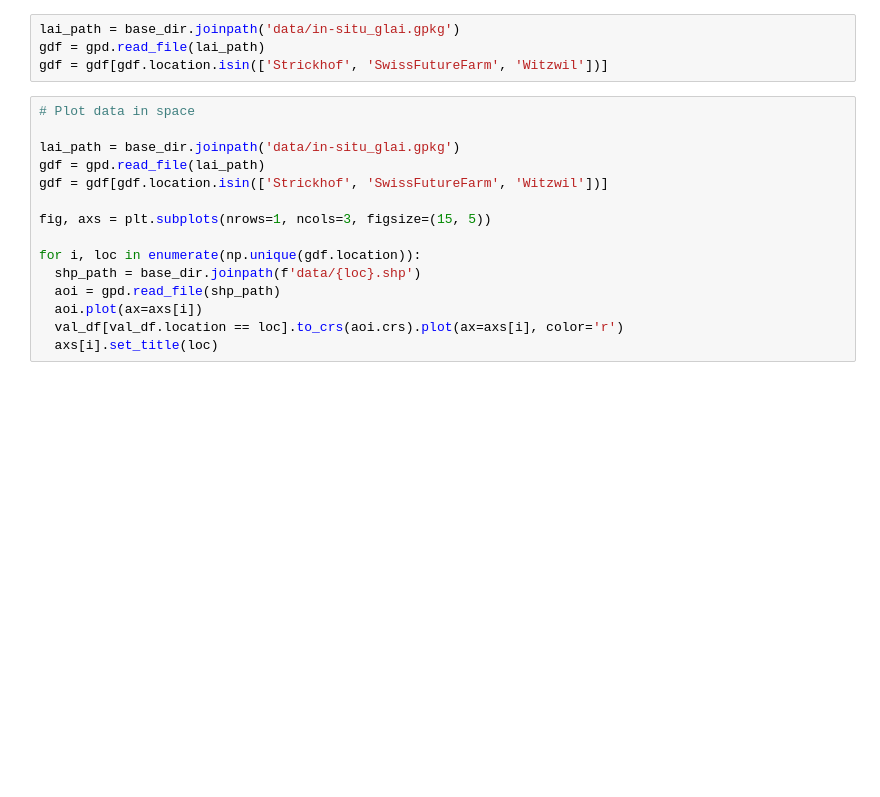
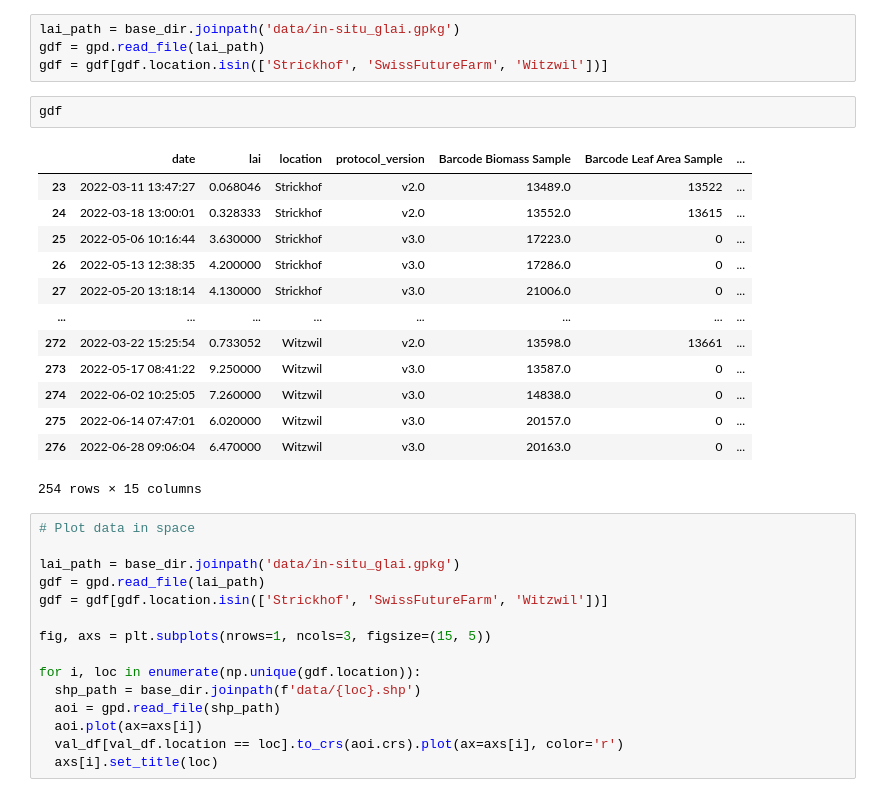
Before and after one commit to EOA-team/RTMinv_ML, a Jupyter notebook: notebooks/val_data.ipynb, the cells around one changed output. Cells and saved outputs as stored; diff of their text form; blank space fills up the shorter version.

```diff
--- a/notebooks/val_data.ipynb
+++ b/notebooks/val_data.ipynb
@@ -383,6 +399,22 @@ len(val_df)
 lai_path = base_dir.joinpath('data/in-situ_glai.gpkg')
 gdf = gpd.read_file(lai_path)
 gdf = gdf[gdf.location.isin(['Strickhof', 'SwissFutureFarm', 'Witzwil'])]
+# %%
+gdf
+# %% [output]
+|  | date | lai | location | protocol_version | Barcode Biomass Sample | Barcode Leaf Area Sample | ... |
+| 23 | 2022-03-11 13:47:27 | 0.068046 | Strickhof | v2.0 | 13489.0 | 13522 | ... |
+| 24 | 2022-03-18 13:00:01 | 0.328333 | Strickhof | v2.0 | 13552.0 | 13615 | ... |
+| 25 | 2022-05-06 10:16:44 | 3.630000 | Strickhof | v3.0 | 17223.0 | 0 | ... |
+| 26 | 2022-05-13 12:38:35 | 4.200000 | Strickhof | v3.0 | 17286.0 | 0 | ... |
+| 27 | 2022-05-20 13:18:14 | 4.130000 | Strickhof | v3.0 | 21006.0 | 0 | ... |
+| ... | ... | ... | ... | ... | ... | ... | ... |
+| 272 | 2022-03-22 15:25:54 | 0.733052 | Witzwil | v2.0 | 13598.0 | 13661 | ... |
+| 273 | 2022-05-17 08:41:22 | 9.250000 | Witzwil | v3.0 | 13587.0 | 0 | ... |
+| 274 | 2022-06-02 10:25:05 | 7.260000 | Witzwil | v3.0 | 14838.0 | 0 | ... |
+| 275 | 2022-06-14 07:47:01 | 6.020000 | Witzwil | v3.0 | 20157.0 | 0 | ... |
+| 276 | 2022-06-28 09:06:04 | 6.470000 | Witzwil | v3.0 | 20163.0 | 0 | ... |
+254 rows × 15 columns
 # %%
 # Plot data in space
 
```
Also changed, not shown: parts of 15 cells of this notebook.
